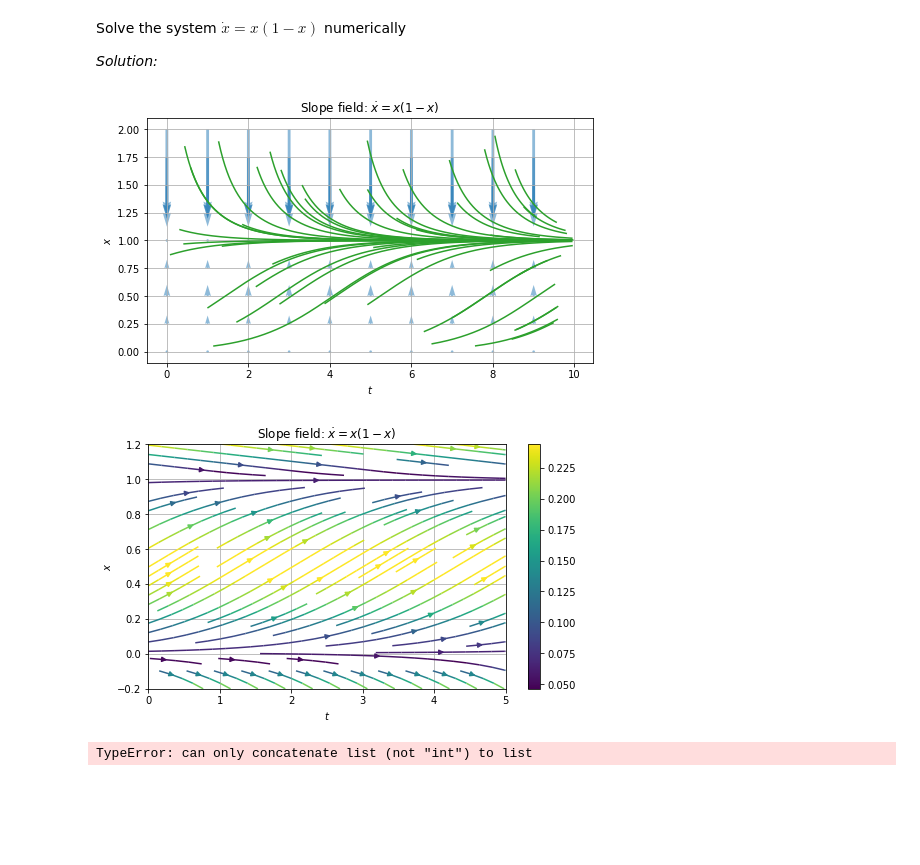
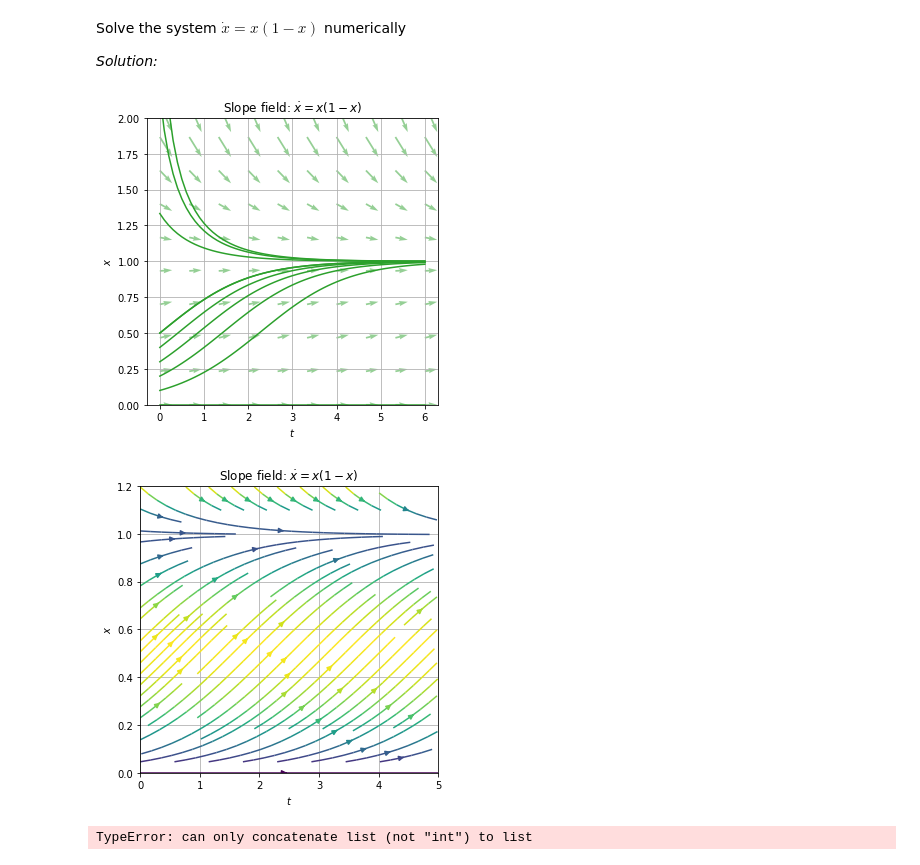
Before and after one commit to shumez/NLDC, a Jupyter notebook: 02/code.ipynb, the cells around one changed output. Drawn from its saved outputs; the diff is of its cells as text; code cells hidden in the pictures; blank space fills up the shorter version.

```diff
--- a/02/code.ipynb
+++ b/02/code.ipynb
@@ -996,88 +996,90 @@ def f(x):
 
 def slope(x0, t0, dt, iteration):
 
-    x = np.array([x0])
-    t = np.array([t0])
+    xs = np.array([x0])
+    ts = np.array([t0])
 
     for i in range(iteration):
-        xi = x[i]
-        ti = t[i]
-        x = np.append(x, np.array([xi + f(xi)/100]))
-        t = np.append(t, np.array([ti+dt]))
-    return x, t
+        xi = xs[i]
+        ti = ts[i]
+        xs = np.append(xs, xi + f(xi)*dt)
+        ts = np.append(ts, ti + dt)
+    return xs, ts
 
 
-t, x = np.arange(0, 10, 1), np.arange(0, 2.1, 0.25)
-T, X = np.meshgrid(t, x)
-flow = f(x)
-Flow = np.tile(flow, (10, 1))
-Flow = np.transpose(Flow)
+T, X = np.meshgrid(np.linspace(0, 6, 10), np.linspace(0, 2.1, 10))
 
-plt.figure(figsize=(8, 4.5))
+# flow = f(x)
+# Flow = np.tile(flow, (10, 1))
+# Flow = np.transpose(Flow)
 
-plt.quiver(T, X, np.repeat(0, len(x)*len(t)), Flow, color=c[0], alpha=.5)
+fig, ax = plt.subplots(figsize=(5, 5))
+
+ax.quiver(T, X, np.tile(1, (len(T), len(X))), f(X), color=c[2], alpha=.5)
 
 # x0s, t0s, nums = np.array([0.01, 2]), np.array([0, 8]), np.array([1, 2])
-x0s, t0s = np.float32(np.random.rand(50)*2), np.float32(np.random.rand(50)*10)
+# x0s, t0s = np.float32(np.random.rand(50)*2), np.float32(np.random.rand(50)*10)
+x0s = np.append(np.linspace(0, .5, 6), np.linspace(.5, 3, 4))#, np.linspace(1, 3, 2), axis=0)
 # t0s = np.linspace(0.001, 6, 50)
 # x0s = np.sin(t0s*5) +1
 
 # plt.streamplot(T, X, np.tile(0, (len(t), len(x))), Flow)
 
-for x0, t0 in zip(x0s, t0s):
-    x_slope, t_slope = slope(x0, t0, 0.01, 900 - np.int_(t0)*100)
-    plt.plot(t_slope, x_slope, c=c[2])
+for x0 in x0s:
+    xs, ts = slope(x0, 0, 0.1, 60)#900 - np.int_(t0)*100)
+    ax.plot(ts, xs, c=c[2])
     #plt.text(t0, x0, (r'$(%.2f, %.2f)$' % (t0, x0)))
 
 # x_slope, t_slope = slope(2, 4, 0.01, 600)
 # plt.plot(t_slope, x_slope, c=c[1], label=r'$(t_0, x_0)=(4.0,2.0)$')
 
 # x_slope, t_slope = slope(0.01, 0, 0.01, 1000)
 # plt.plot(t_slope, x_slope, c=c[2], label=r'$(t_0, x_0)=(0.0,0.01)$')
 
-plt.xlabel(r'$t$')
-plt.ylabel(r'$x$')
-plt.title('Slope field: ' r'$\dot{x} = x(1-x)$')
+ax.set_xlabel(r'$t$')
+ax.set_ylabel(r'$x$')
+ax.set_title('Slope field: ' r'$\dot{x} = x(1-x)$')
 # plt.legend(loc='best')
-plt.grid(True)
+ax.grid(True)
+ax.set_ylim(0.0, 2.0)
+
+plt.tight_layout()
 plt.show()
 
 # print(T.shape)
 # print(X.shape)
 # print(x_slope)
 # print(t_slope.shape)
 # %% [output]
-[figure, old version]
+[figure, new version]
 # %%
 def x_dot(x):
     x_ = x - x**2
     return x_
 
-t, x = np.linspace(0, 5, 10), np.linspace(-0.2, 1.2, 10)
-T, X = np.meshgrid(t, x)
+T, X = np.meshgrid(np.linspace(0, 5, 10), np.linspace(0.0, 1.2, 10))
 
-plt.figure(figsize=(8, 4.5))
+# plt.figure(figsize=(8, 4.5))
+fig, ax = plt.subplots(figsize=(5,5))
 
-
-plt.streamplot(T, X, np.tile(1, (len(t), len(x))), x_dot(X),
+ax.streamplot(T, X, np.tile(1, (len(t), len(x))), x_dot(X),
                color=np.abs(x_dot(X)), cmap='viridis',
                #startpoints=np.array([[], []])
                density=1)
 
-plt.xlabel(r'$t$')
-plt.ylabel(r'$x$')
-plt.title('Slope field: ' r'$\dot{x} = x(1-x)$')
-plt.grid(True)
-plt.colorbar()
+ax.set_xlabel(r'$t$')
+ax.set_ylabel(r'$x$')
+ax.set_xlim(0, 5)
+ax.set_ylim(0, 1.2)
+ax.set_title('Slope field: ' r'$\dot{x} = x(1-x)$')
+ax.grid(True)
+# plt.colorbar()
 
-plt.savefig('img/fig_2_8_3.png', dpi=None, facecolor='w', edgecolor='w',
-            orientation='portrait', papertype=None, format='png',
-            transparent=False, bbox_inches=None, pad_inches=0.1,
-            frameon=None)
-
+plt.tight_layout()
+plt.savefig('fig/fig020803.png')
 plt.show()
 # %% [output]
-[figure, old version]
+[figure, new version]
 # %%
 import matplotlib.pyplot as plt
 import numpy as np
```
